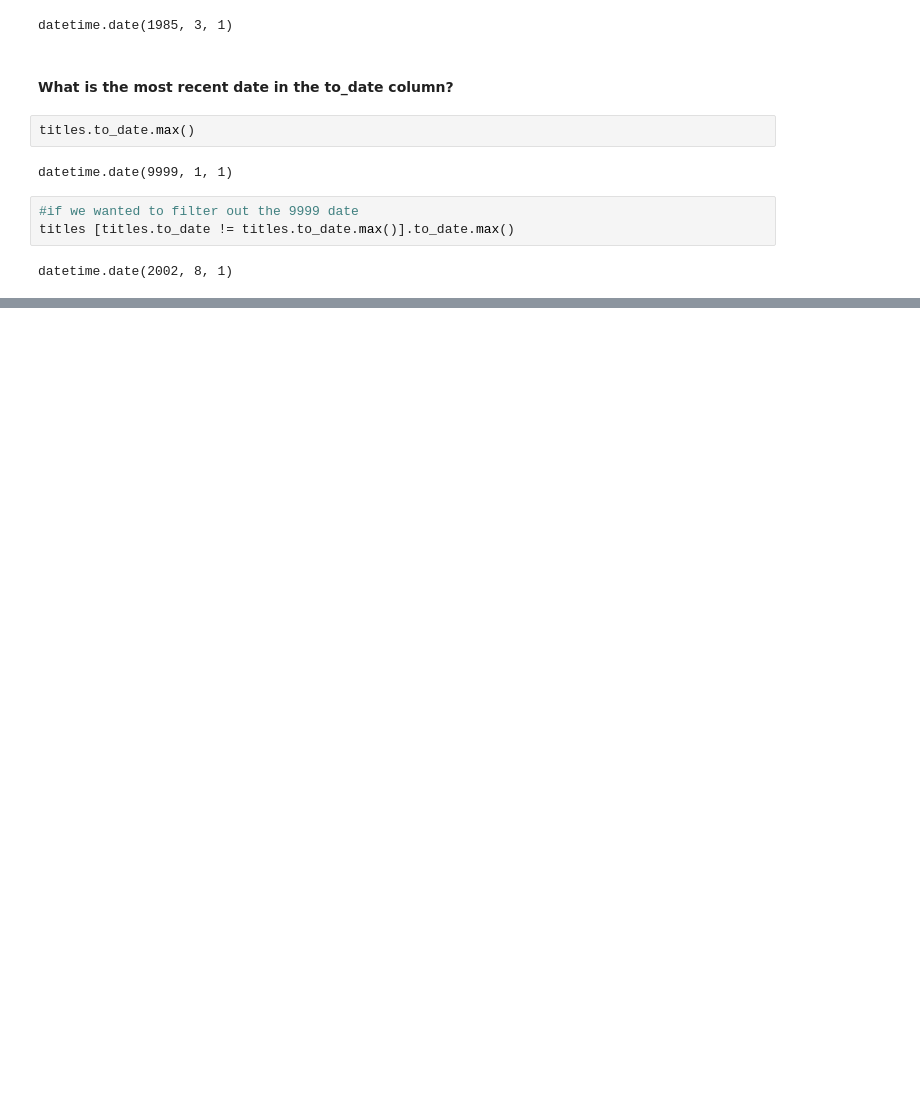
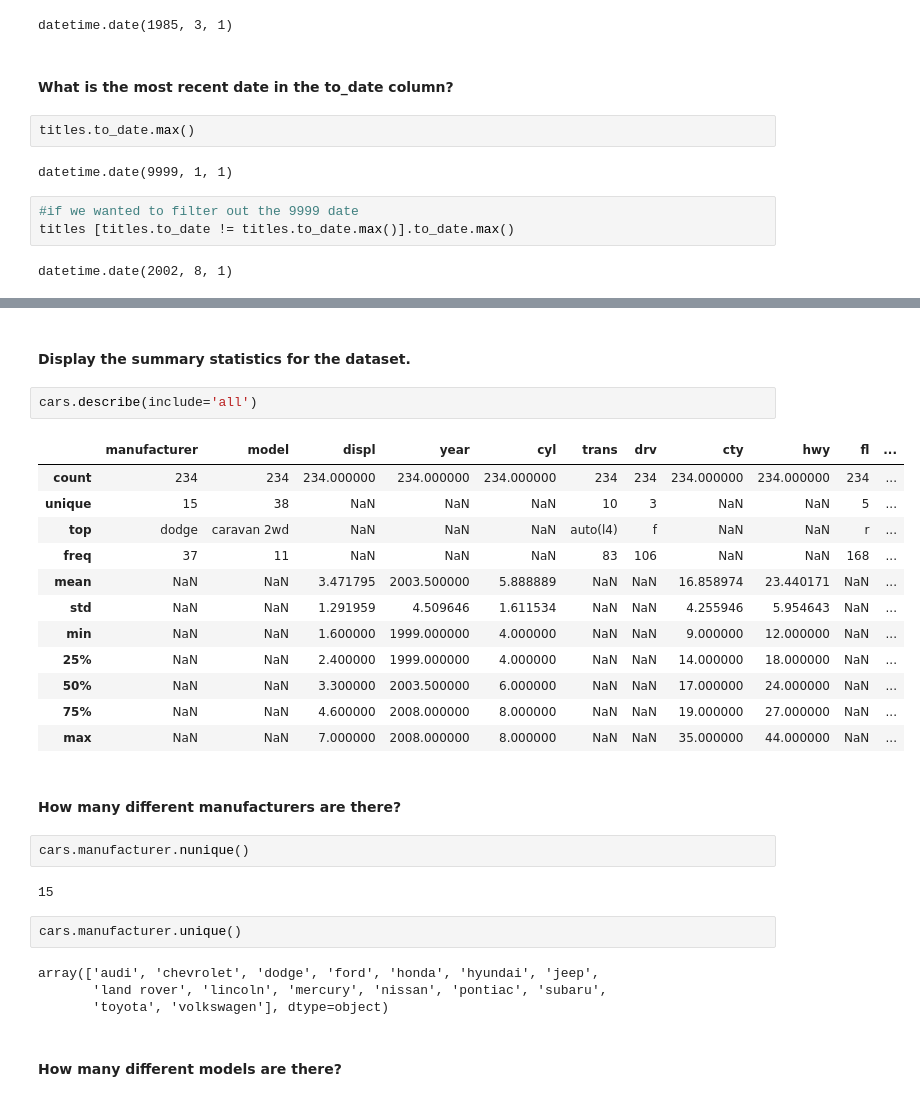
Before and after one commit to CodeupClassroom/pagel-data-science-libraries, a Jupyter notebook: advanced_df_exercises.ipynb, the cells around one changed output, grey strips where cells are left out. Cells and saved outputs as stored; diff of their text form; blank space fills up the shorter version.

```diff
--- a/advanced_df_exercises.ipynb
+++ b/advanced_df_exercises.ipynb
@@ -157,0 +334,31 @@ datetime.date(2002, 8, 1)
+# %% [markdown]
+#### Display the summary statistics for the dataset.
+# %%
+cars.describe(include='all')
+# %% [output]
+|  | manufacturer | model | displ | year | cyl | trans | drv | cty | hwy | fl | ... |
+| count | 234 | 234 | 234.000000 | 234.000000 | 234.000000 | 234 | 234 | 234.000000 | 234.000000 | 234 | ... |
+| unique | 15 | 38 | NaN | NaN | NaN | 10 | 3 | NaN | NaN | 5 | ... |
+| top | dodge | caravan 2wd | NaN | NaN | NaN | auto(l4) | f | NaN | NaN | r | ... |
+| freq | 37 | 11 | NaN | NaN | NaN | 83 | 106 | NaN | NaN | 168 | ... |
+| mean | NaN | NaN | 3.471795 | 2003.500000 | 5.888889 | NaN | NaN | 16.858974 | 23.440171 | NaN | ... |
+| std | NaN | NaN | 1.291959 | 4.509646 | 1.611534 | NaN | NaN | 4.255946 | 5.954643 | NaN | ... |
+| min | NaN | NaN | 1.600000 | 1999.000000 | 4.000000 | NaN | NaN | 9.000000 | 12.000000 | NaN | ... |
+| 25% | NaN | NaN | 2.400000 | 1999.000000 | 4.000000 | NaN | NaN | 14.000000 | 18.000000 | NaN | ... |
+| 50% | NaN | NaN | 3.300000 | 2003.500000 | 6.000000 | NaN | NaN | 17.000000 | 24.000000 | NaN | ... |
+| 75% | NaN | NaN | 4.600000 | 2008.000000 | 8.000000 | NaN | NaN | 19.000000 | 27.000000 | NaN | ... |
+| max | NaN | NaN | 7.000000 | 2008.000000 | 8.000000 | NaN | NaN | 35.000000 | 44.000000 | NaN | ... |
+# %% [markdown]
+#### How many different manufacturers are there?
+# %%
+cars.manufacturer.nunique()
+# %% [output]
+15
+# %%
+cars.manufacturer.unique()
+# %% [output]
+array(['audi', 'chevrolet', 'dodge', 'ford', 'honda', 'hyundai', 'jeep',
+       'land rover', 'lincoln', 'mercury', 'nissan', 'pontiac', 'subaru',
+       'toyota', 'volkswagen'], dtype=object)
+# %% [markdown]
+#### How many different models are there?
```
Also changed, not shown: parts of 50 cells of this notebook.
